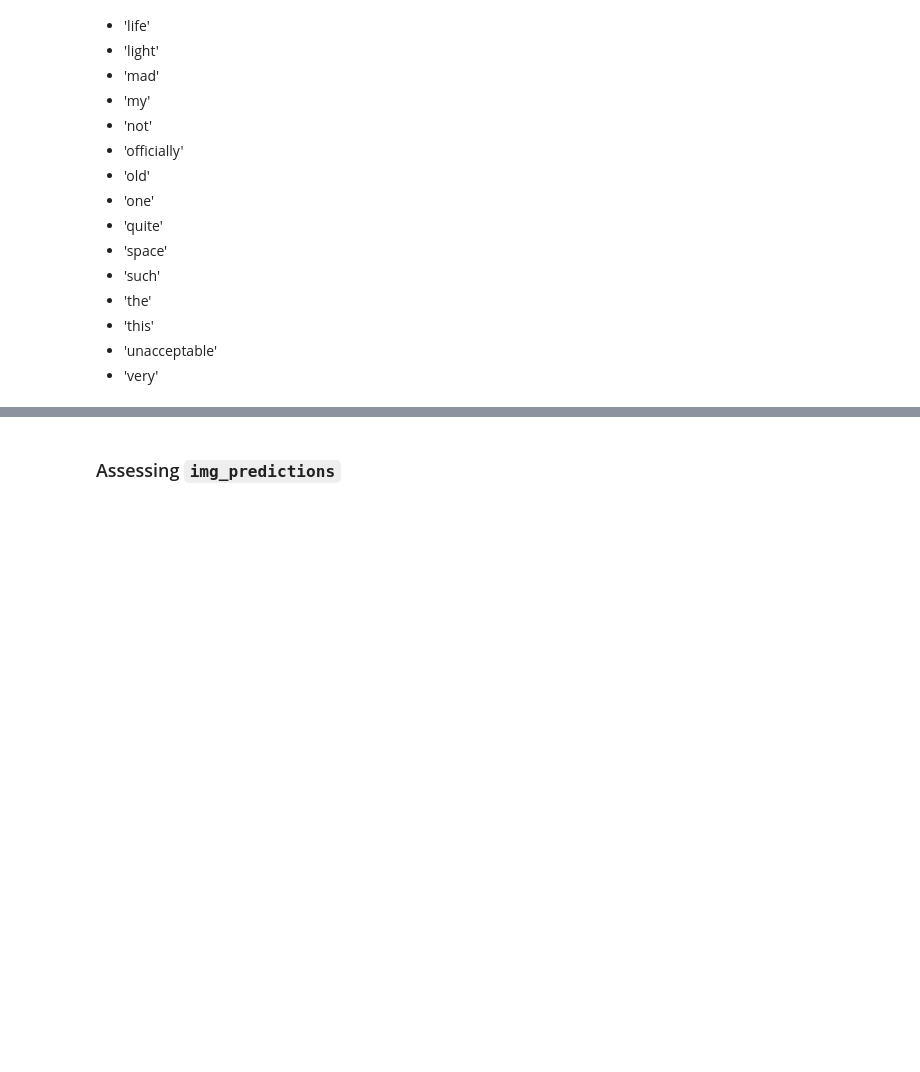
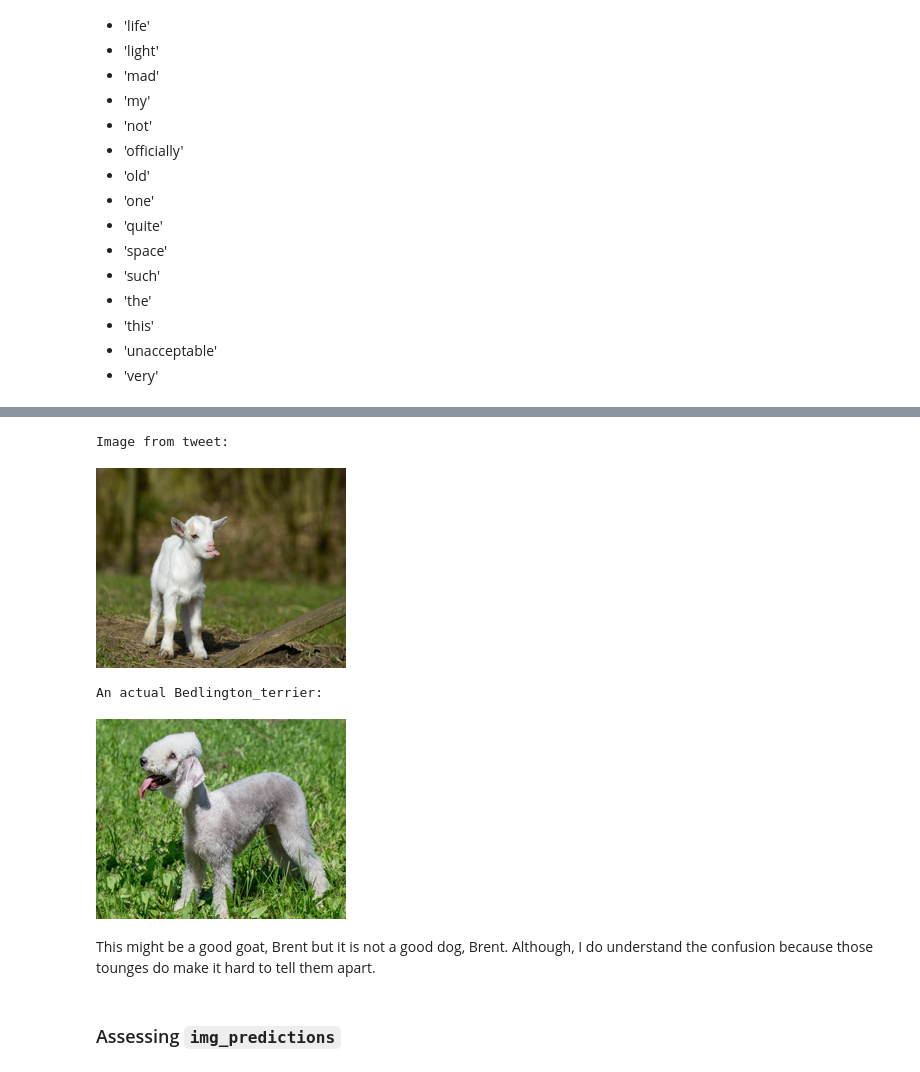
Before and after one commit to davidblackwelder/weratedogs-data-wrangling, a Jupyter notebook: wrangle_act.ipynb, the cells around one changed output, grey strips where cells are left out. Saved outputs shown, nothing was run; the diff lists cells and outputs as text; code cells hidden in the pictures; blank space fills up the shorter version.

```diff
--- a/wrangle_act.ipynb
+++ b/wrangle_act.ipynb
@@ -455,3 +589,27 @@ The list of names that appear to be incorrect and will need to be cleaned:
+# %%
+# Display image from tweet_id 848212111729840128
+url = 'https://pbs.twimg.com/media/C8V0aI5V0AAgO9m.jpg'
+with urllib.request.urlopen(url) as url:
+    img = Image.open(BytesIO(url.read()))
+
+print('Image from tweet:')
+display(img.resize((250, 200)))
+
+# Google search result for Bedlington_terrier
+url = 'https://www.bil-jac.com/media/1wkp5zs4/bedlington-terrier-1166759480.jpg'
+
+with urllib.request.urlopen(url) as url:
+    img = Image.open(BytesIO(url.read()))
+
+print('An actual Bedlington_terrier:')
+display(img.resize((250, 200)))
+# %% [output]
+Image from tweet:
+[figure, added]
+An actual Bedlington_terrier:
+[figure, added]
+# %% [markdown]
+This might be a good goat, Brent but it is not a good dog, Brent. Although, I do understand the confusion because those tounges do make it hard to tell them apart.
 # %% [markdown]
 <a id='predictions'></a>
 ### Assessing `img_predictions`
```
Also changed, not shown: parts of 36 cells of this notebook.
